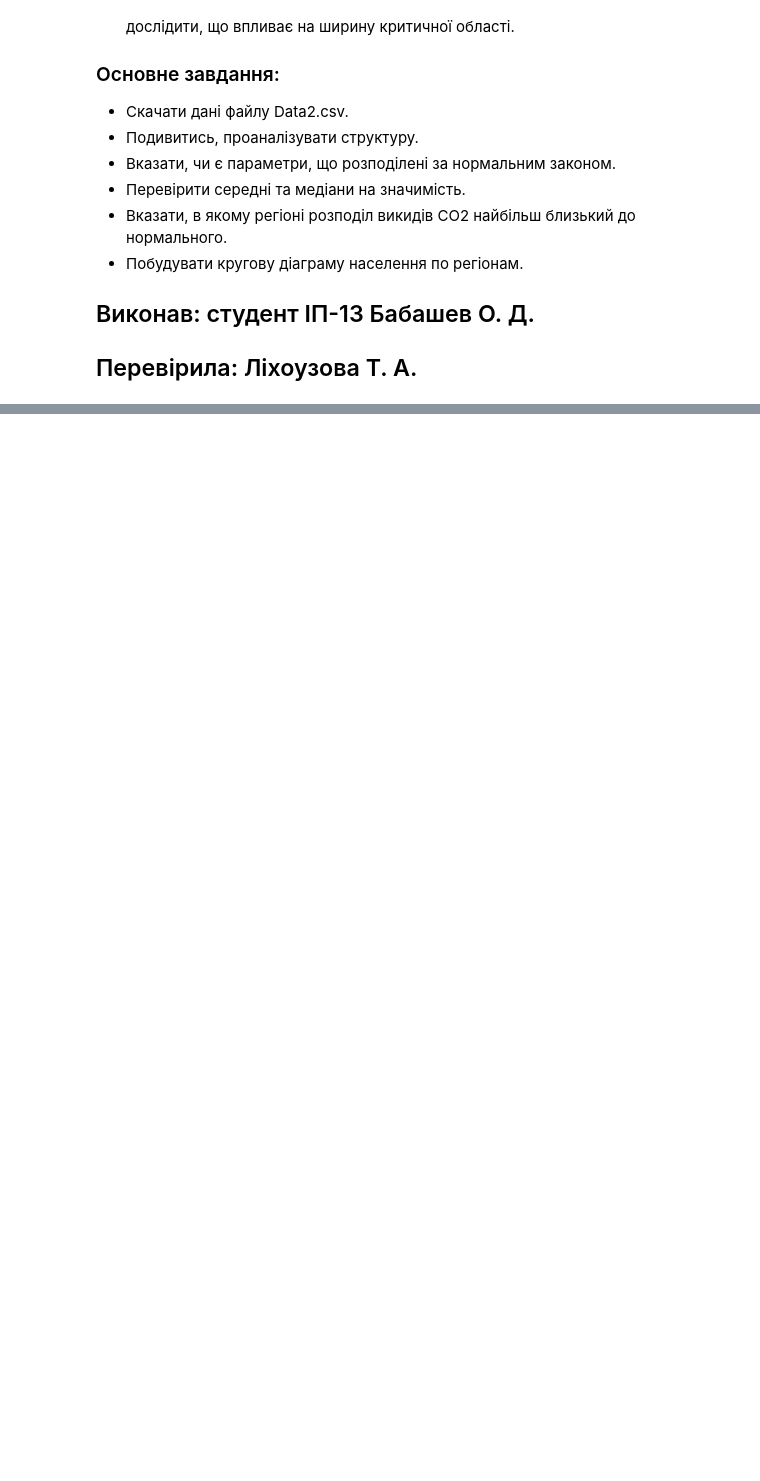
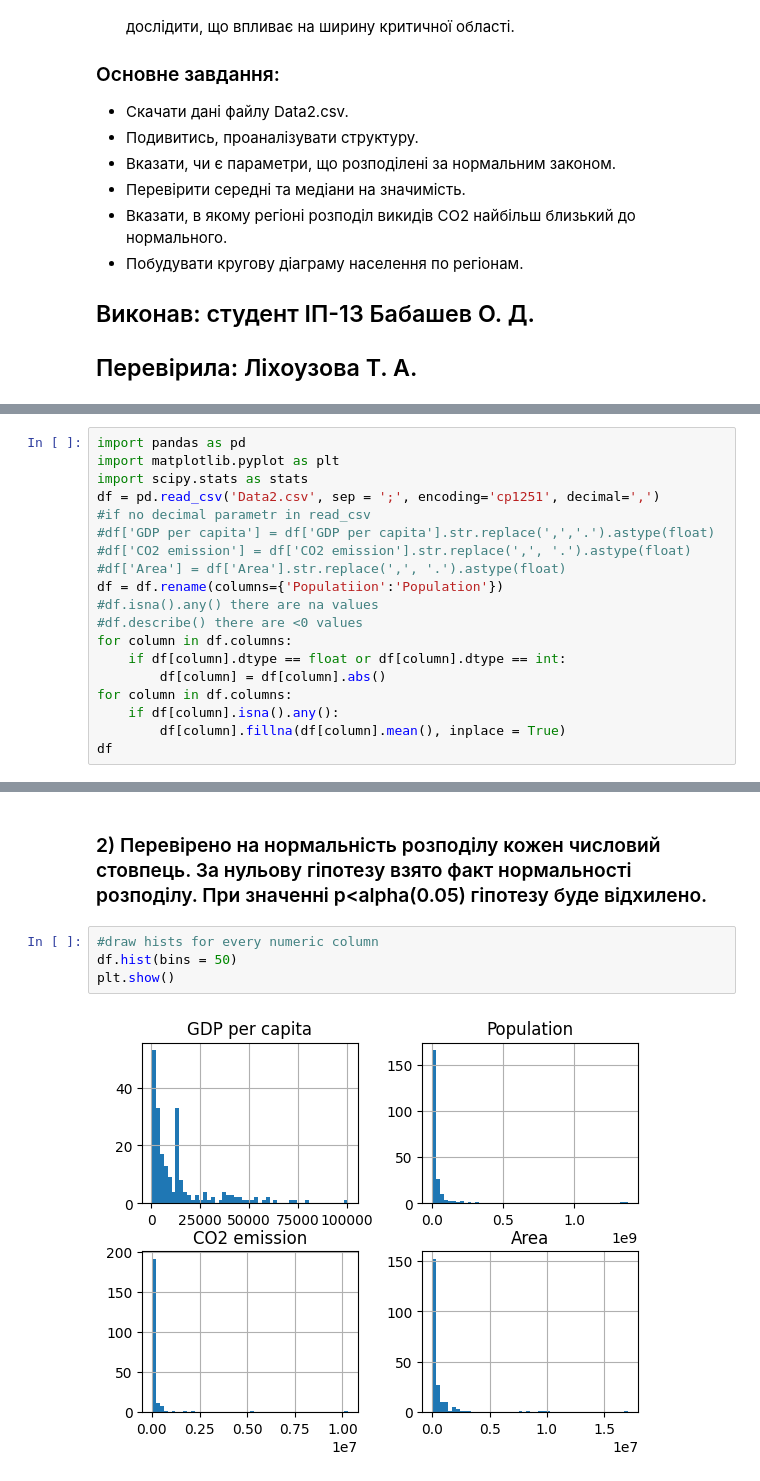
Before and after one commit to lexababashev/DA, a Jupyter notebook: 4lab/main.ipynb, the cells around one changed output, grey strips where cells are left out. Saved outputs shown, nothing was run; the diff lists cells and outputs as text; blank space fills up the shorter version.

```diff
--- a/4lab/main.ipynb
+++ b/4lab/main.ipynb
@@ -18,0 +19,19 @@ import pandas as pd
+# %%
+import pandas as pd
+import matplotlib.pyplot as plt
+import scipy.stats as stats
+df = pd.read_csv('Data2.csv', sep = ';', encoding='cp1251', decimal=',')
+#if no decimal parametr in read_csv
+#df['GDP per capita'] = df['GDP per capita'].str.replace(',','.').astype(float)
+#df['CO2 emission'] = df['CO2 emission'].str.replace(',', '.').astype(float)
+#df['Area'] = df['Area'].str.replace(',', '.').astype(float)
+df = df.rename(columns={'Populatiion':'Population'})
+#df.isna().any() there are na values
+#df.describe() there are <0 values
+for column in df.columns:
+    if df[column].dtype == float or df[column].dtype == int:
+        df[column] = df[column].abs()
+for column in df.columns:
+    if df[column].isna().any():
+        df[column].fillna(df[column].mean(), inplace = True)
+df
@@ -18,0 +80,8 @@ import pandas as pd
+# %% [markdown]
+### 2) Перевірено на нормальність розподілу кожен числовий стовпець. За нульову гіпотезу взято факт нормальності розподілу. При значенні p<alpha(0.05) гіпотезу буде відхилено.
+# %%
+#draw hists for every numeric column
+df.hist(bins = 50)
+plt.show()
+# %% [output]
+[figure, added]
```
Also changed, not shown: parts of 15 cells of this notebook, 1 other file.
